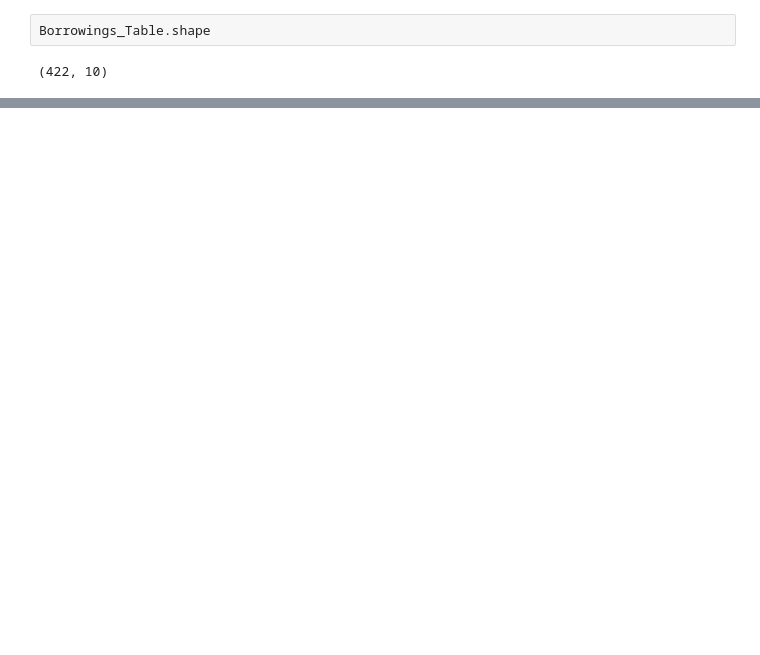
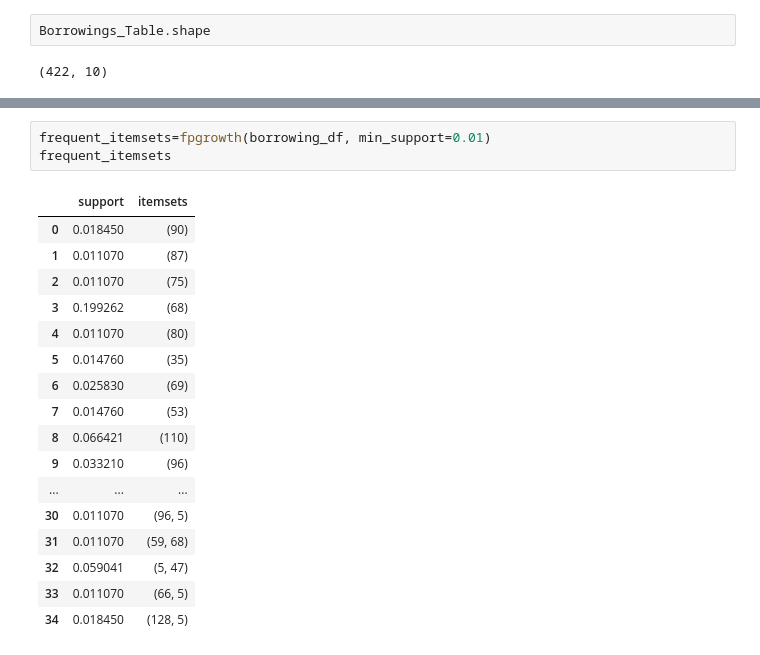
Before and after one commit to TI1307/DM_Project, a Jupyter notebook: notebooks/assosiation_rules.ipynb, the cells around one changed output, grey strips where cells are left out. Drawn from its saved outputs; the diff is of its cells as text; blank space fills up the shorter version.

```diff
--- a/notebooks/assosiation_rules.ipynb
+++ b/notebooks/assosiation_rules.ipynb
@@ -21,0 +71,21 @@ Borrowings_Table.shape
+# %%
+frequent_itemsets=fpgrowth(borrowing_df, min_support=0.01)
+frequent_itemsets
+# %% [output]
+|  | support | itemsets |
+| 0 | 0.018450 | (90) |
+| 1 | 0.011070 | (87) |
+| 2 | 0.011070 | (75) |
+| 3 | 0.199262 | (68) |
+| 4 | 0.011070 | (80) |
+| 5 | 0.014760 | (35) |
+| 6 | 0.025830 | (69) |
+| 7 | 0.014760 | (53) |
+| 8 | 0.066421 | (110) |
+| 9 | 0.033210 | (96) |
+| ... | ... | ... |
+| 30 | 0.011070 | (96, 5) |
+| 31 | 0.011070 | (59, 68) |
+| 32 | 0.059041 | (5, 47) |
+| 33 | 0.011070 | (66, 5) |
+| 34 | 0.018450 | (128, 5) |
```
Also changed, not shown: parts of 5 cells of this notebook.
